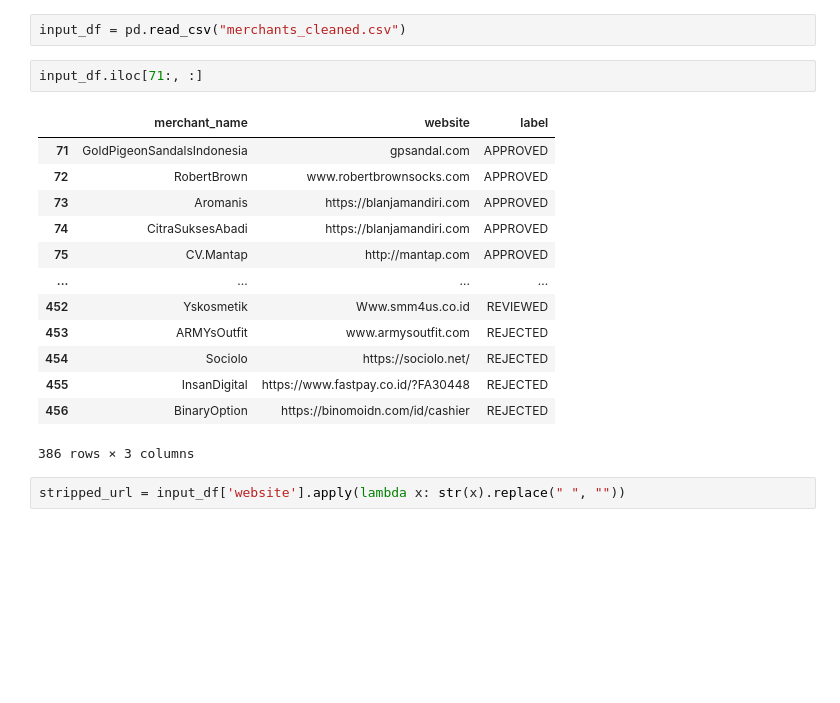
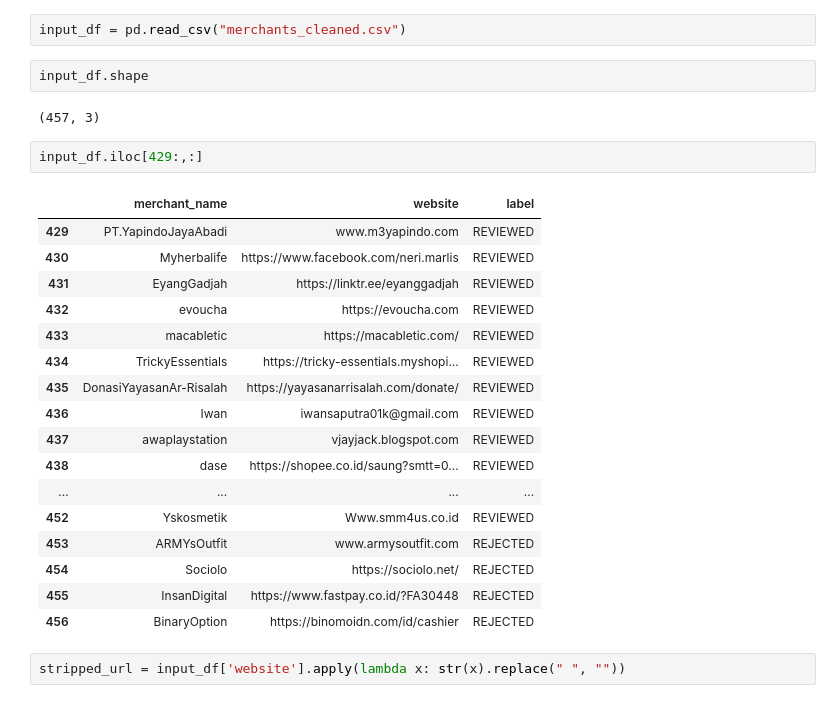
Before and after one commit to bahyhelmihp/web-crawler, a Jupyter notebook: api/datasets/Analyse Result.ipynb, the cells around one changed output. Saved outputs shown, nothing was run; the diff lists cells and outputs as text; blank space fills up the shorter version.

```diff
--- a/api/datasets/Analyse Result.ipynb
+++ b/api/datasets/Analyse Result.ipynb
@@ -6,22 +6,30 @@ import seaborn as sns
 ## Input
 # %%
 input_df = pd.read_csv("merchants_cleaned.csv")
+# %%
+input_df.shape
+# %% [output]
+(457, 3)
 # %%
-input_df.iloc[71:, :]
+input_df.iloc[429:,:]
 # %% [output]
 |  | merchant_name | website | label |
-| 71 | GoldPigeonSandalsIndonesia | gpsandal.com | APPROVED |
-| 72 | RobertBrown | www.robertbrownsocks.com | APPROVED |
-| 73 | Aromanis | https://blanjamandiri.com | APPROVED |
-| 74 | CitraSuksesAbadi | https://blanjamandiri.com | APPROVED |
-| 75 | CV.Mantap | http://mantap.com | APPROVED |
+| 429 | PT.YapindoJayaAbadi | www.m3yapindo.com | REVIEWED |
+| 430 | Myherbalife | https://www.facebook.com/neri.marlis | REVIEWED |
+| 431 | EyangGadjah | https://linktr.ee/eyanggadjah | REVIEWED |
+| 432 | evoucha | https://evoucha.com | REVIEWED |
+| 433 | macabletic | https://macabletic.com/ | REVIEWED |
+| 434 | TrickyEssentials | https://tricky-essentials.myshopi... | REVIEWED |
+| 435 | DonasiYayasanAr-Risalah | https://yayasanarrisalah.com/donate/ | REVIEWED |
+| 436 | Iwan | iwansaputra01k@gmail.com | REVIEWED |
+| 437 | awaplaystation | vjayjack.blogspot.com | REVIEWED |
+| 438 | dase | https://shopee.co.id/saung?smtt=0... | REVIEWED |
 | ... | ... | ... | ... |
 | 452 | Yskosmetik | Www.smm4us.co.id | REVIEWED |
 | 453 | ARMYsOutfit | www.armysoutfit.com | REJECTED |
 | 454 | Sociolo | https://sociolo.net/ | REJECTED |
 | 455 | InsanDigital | https://www.fastpay.co.id/?FA30448 | REJECTED |
 | 456 | BinaryOption | https://binomoidn.com/id/cashier | REJECTED |
-386 rows × 3 columns
 # %%
 stripped_url = input_df['website'].apply(lambda x: str(x).replace(" ", ""))
 # %%
```
Also changed, not shown: parts of 30 cells of this notebook, 1 other file.
